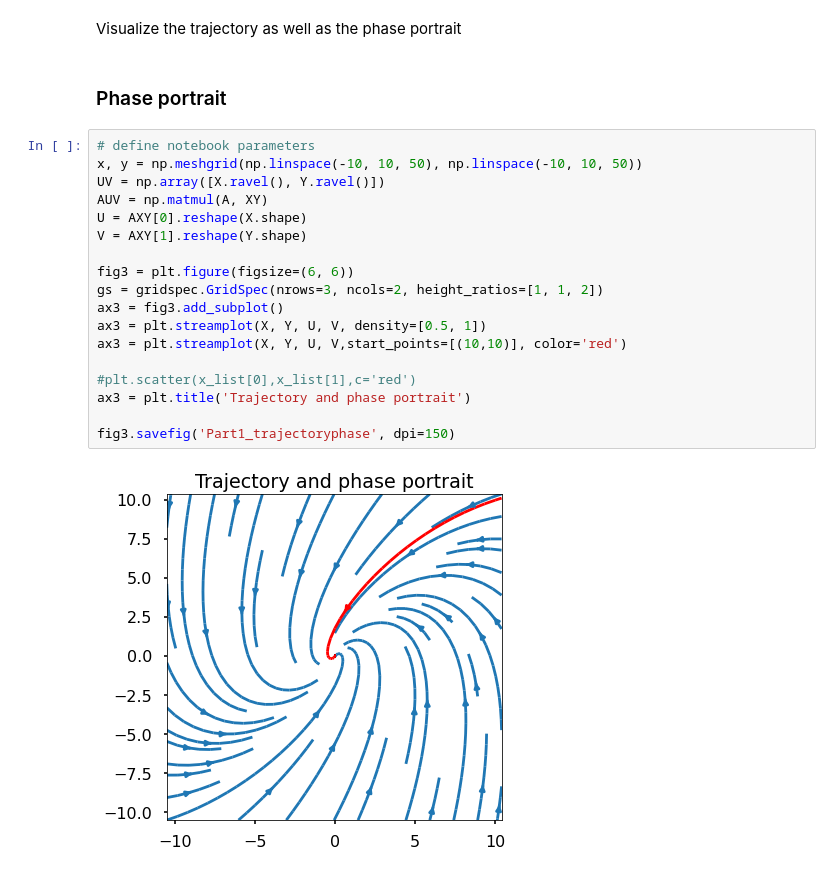
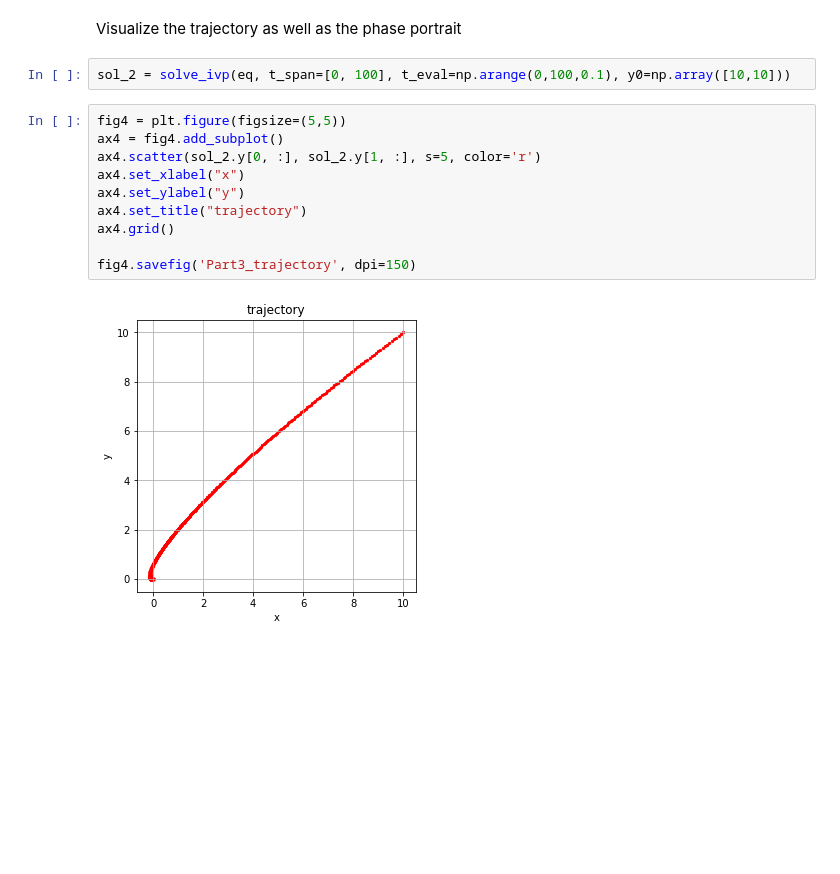
Before and after one commit to clarissanjani/MLCMS_Exercise5, a Jupyter notebook: Task2/Task2.ipynb, the cells around one changed output. Cells and saved outputs as stored; diff of their text form; blank space fills up the shorter version.

```diff
--- a/Task2/Task2.ipynb
+++ b/Task2/Task2.ipynb
@@ -139,25 +96,17 @@ NameError: name 'sol' is not defined
 ## Part three:
 # %% [markdown]
 Visualize the trajectory as well as the phase portrait
-# %% [markdown]
-### Phase portrait
-# %%
-# define notebook parameters
-x, y = np.meshgrid(np.linspace(-10, 10, 50), np.linspace(-10, 10, 50))
-UV = np.array([X.ravel(), Y.ravel()])
-AUV = np.matmul(A, XY)
-U = AXY[0].reshape(X.shape)
-V = AXY[1].reshape(Y.shape)
-
-fig3 = plt.figure(figsize=(6, 6))
-gs = gridspec.GridSpec(nrows=3, ncols=2, height_ratios=[1, 1, 2])
-ax3 = fig3.add_subplot()
-ax3 = plt.streamplot(X, Y, U, V, density=[0.5, 1])
-ax3 = plt.streamplot(X, Y, U, V,start_points=[(10,10)], color='red')
-
-#plt.scatter(x_list[0],x_list[1],c='red')
-ax3 = plt.title('Trajectory and phase portrait')
-
-fig3.savefig('Part1_trajectoryphase', dpi=150)
-# %% [output]
-[figure, removed]
+# %%
+sol_2 = solve_ivp(eq, t_span=[0, 100], t_eval=np.arange(0,100,0.1), y0=np.array([10,10]))
+# %%
+fig4 = plt.figure(figsize=(5,5))
+ax4 = fig4.add_subplot()
+ax4.scatter(sol_2.y[0, :], sol_2.y[1, :], s=5, color='r')
+ax4.set_xlabel("x")
+ax4.set_ylabel("y")
+ax4.set_title("trajectory")
+ax4.grid()
+
+fig4.savefig('Part3_trajectory', dpi=150)
+# %% [output]
+[figure, added]
```
Also changed, not shown: parts of 23 cells of this notebook, 3 other files.
